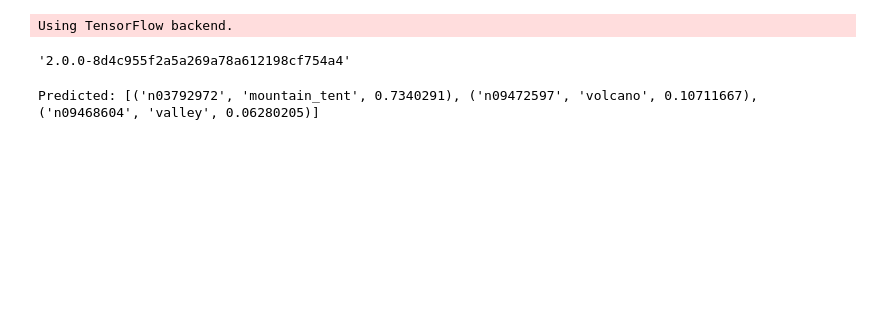
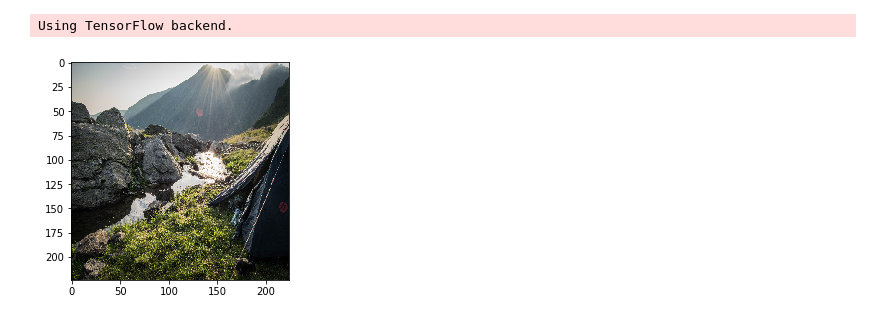
Before and after one commit to GANs-in-Action/gans-in-action, a Jupyter notebook: chapter-10/Chapter10_Adversarial_Examples.ipynb, the cells around one changed output. Saved outputs shown, nothing was run; the diff lists cells and outputs as text; code cells hidden in the pictures; blank space fills up the shorter version.

```diff
--- a/chapter-10/Chapter10_Adversarial_Examples.ipynb
+++ b/chapter-10/Chapter10_Adversarial_Examples.ipynb
@@ -7,40 +4,11 @@ import cleverhans
 import numpy as np
 import matplotlib.pyplot as plt
 import keras
+import foolbox
 import pprint as pp
 from PIL import Image
-from keras.preprocessing import image
-from cleverhans.utils_tf import model_eval
-from cleverhans.utils_keras import KerasModelWrapper
-from cleverhans.attacks import FastGradientMethod
-%matplotlib inline
-sess = tf.Session()
-keras.backend.set_session(sess)
-init = tf.global_variables_initializer()
-sess.run(init)
-cleverhans.__version__
+from keras.preprocessing import image as img
+from keras.applications.resnet50 import preprocess_input, decode_predictions
+import numpy as np
 # %% [output]
 Using TensorFlow backend.
-'2.0.0-8d4c955f2a5a269a78a612198cf754a4'
-# %%
-from keras.applications.resnet50 import ResNet50
-from keras.preprocessing import image
-from keras.applications.resnet50 import preprocess_input, decode_predictions
-import numpy as np
-
-model = ResNet50(weights='imagenet')
-for l in model.layers:
-    l.trainable = False
-
-img_path = 'DSC_0897.jpg'
-img = image.load_img(img_path, target_size=(224, 224))
-x = image.img_to_array(img)
-x = np.expand_dims(x, axis=0)
-x = preprocess_input(x)
-
-preds = model.predict(x)
-# decode the results into a list of tuples (class, description, probability)
-# (one such list for each sample in the batch)
-print('Predicted:', decode_predictions(preds, top=3)[0])
-# %% [output]
-Predicted: [('n03792972', 'mountain_tent', 0.7340291), ('n09472597', 'volcano', 0.10711667), ('n09468604', 'valley', 0.06280205)]
@@ -50,9 +15,15 @@ Predicted: [('n03792972', 'mountain_tent', 0.7340291), ('n09472597', 'volcano',
 # %%
 def load_image(extension: str):
   img_path = f'{extension}.jpg'
-  img = image.load_img(img_path, target_size=(224, 224))
-  plt.imshow(img)
-  x = image.img_to_array(img)
-  x = np.expand_dims(x, axis=0)
-  x = preprocess_input(x)
+  image = img.load_img(img_path, target_size=(224, 224))
+  plt.imshow(image)
+  x = img.img_to_array(image)
+  # x = np.expand_dims(x, axis=0)
+  # x = preprocess_input(x)
   return x
+# %%
+img2 = load_image('DSC_0897')
+image, label = foolbox.utils.imagenet_example()
+assert (img2.shape, img2.max(), type(img2))==(image.shape, image.max(), type(image))
+# %% [output]
+[figure, added]
```
Also changed, not shown: parts of 19 cells of this notebook, 1 other file.
